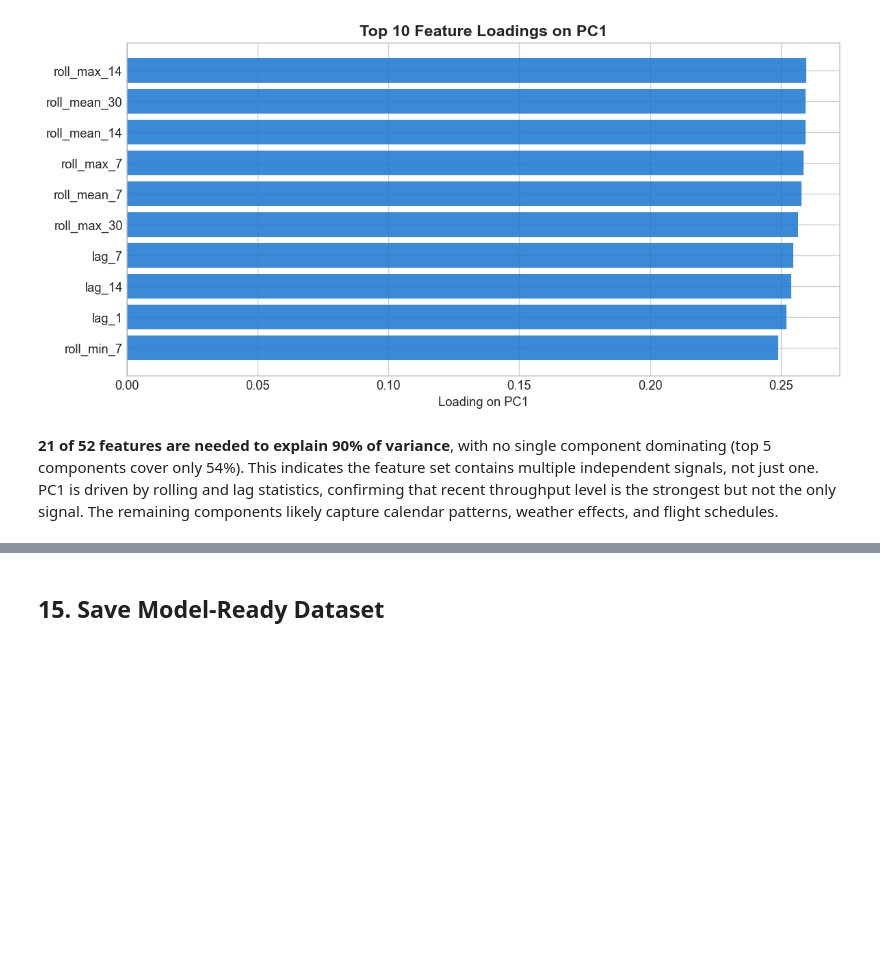
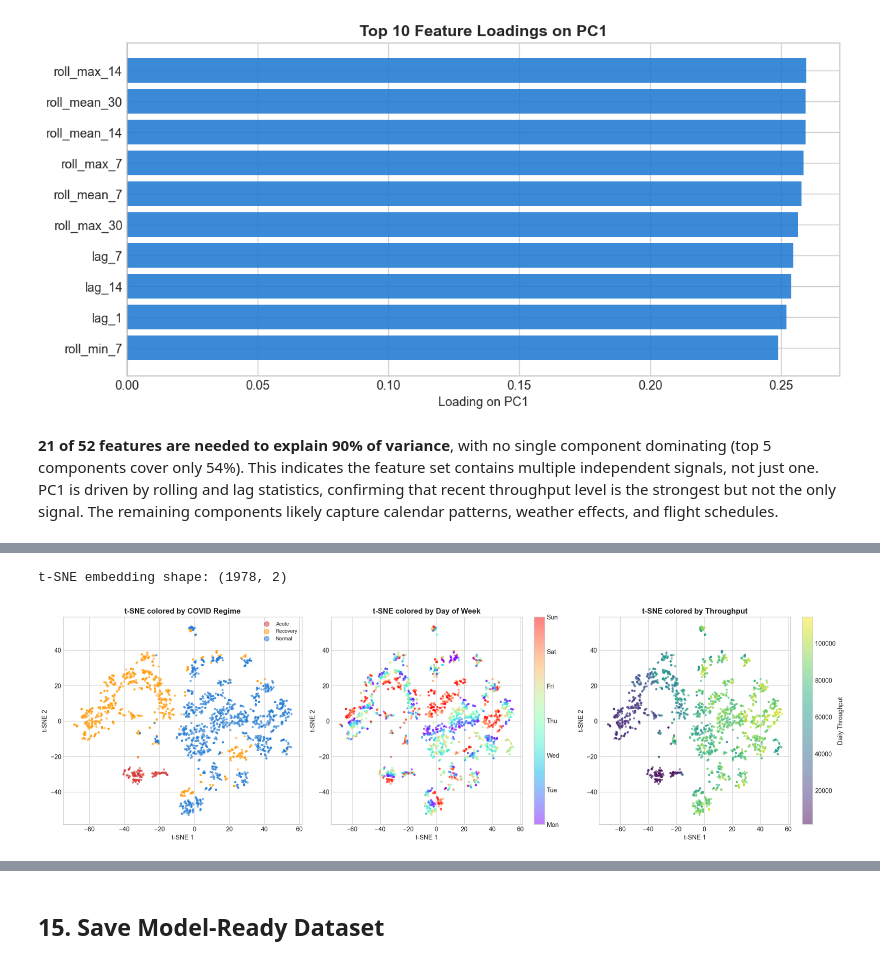
Before and after one commit to Arden-Zhu/jfk-passenger-forecasting, a Jupyter notebook: notebooks/02_feature_engineering.ipynb, the cells around one changed output, grey strips where cells are left out. Saved outputs shown, nothing was run; the diff lists cells and outputs as text; code cells hidden in the pictures; blank space fills up the shorter version.

Commit message:
TSNE & UMAP

```diff
--- a/notebooks/02_feature_engineering.ipynb
+++ b/notebooks/02_feature_engineering.ipynb
@@ -623,0 +766,49 @@ Top 10 features by absolute loading on PC1:
+# %%
+tsne = TSNE(n_components=2, init='pca', random_state=42, perplexity=30)
+X_tsne = tsne.fit_transform(X_pca)
+
+print(f't-SNE embedding shape: {X_tsne.shape}')
+# %% [output]
+t-SNE embedding shape: (1978, 2)
+# %%
+fig, axes = plt.subplots(1, 3, figsize=(20, 6))
+
+# ── Panel 1: Color by COVID regime ──
+ax = axes[0]
+regime_colors = df.apply(
+    lambda r: 'Acute' if r['covid_acute'] else ('Recovery' if r['covid_recovery'] else 'Normal'),
+    axis=1
+)
+palette = {'Acute': '#D32F2F', 'Recovery': '#FF9800', 'Normal': '#1976D2'}
+for label, color in palette.items():
+    mask = regime_colors == label
+    ax.scatter(X_tsne[mask, 0], X_tsne[mask, 1], c=color, s=8, alpha=0.5, label=label)
+ax.set_title('t-SNE colored by COVID Regime', fontweight='bold')
+ax.legend(markerscale=3, fontsize=9)
+ax.set_xlabel('t-SNE 1')
+ax.set_ylabel('t-SNE 2')
+
+# ── Panel 2: Color by day of week ──
+ax = axes[1]
+dow = df['Date'].dt.dayofweek
+scatter = ax.scatter(X_tsne[:, 0], X_tsne[:, 1], c=dow, cmap='rainbow', s=8, alpha=0.5)
+cbar = plt.colorbar(scatter, ax=ax, ticks=range(7))
+cbar.ax.set_yticklabels(['Mon', 'Tue', 'Wed', 'Thu', 'Fri', 'Sat', 'Sun'])
+ax.set_title('t-SNE colored by Day of Week', fontweight='bold')
+ax.set_xlabel('t-SNE 1')
+ax.set_ylabel('t-SNE 2')
+
+# ── Panel 3: Color by throughput ──
+ax = axes[2]
+scatter = ax.scatter(X_tsne[:, 0], X_tsne[:, 1], c=df[target], cmap='viridis', s=8, alpha=0.5)
+cbar = plt.colorbar(scatter, ax=ax)
+cbar.ax.set_ylabel('Daily Throughput')
+ax.set_title('t-SNE colored by Throughput', fontweight='bold')
+ax.set_xlabel('t-SNE 1')
+ax.set_ylabel('t-SNE 2')
+
+plt.tight_layout()
+plt.savefig(f'{FIGURES}/17_tsne_feature_space.png', dpi=150, bbox_inches='tight')
+plt.show()
+# %% [output]
+[figure, added]
```
Also changed, not shown: parts of 23 cells of this notebook, 3 other files.
